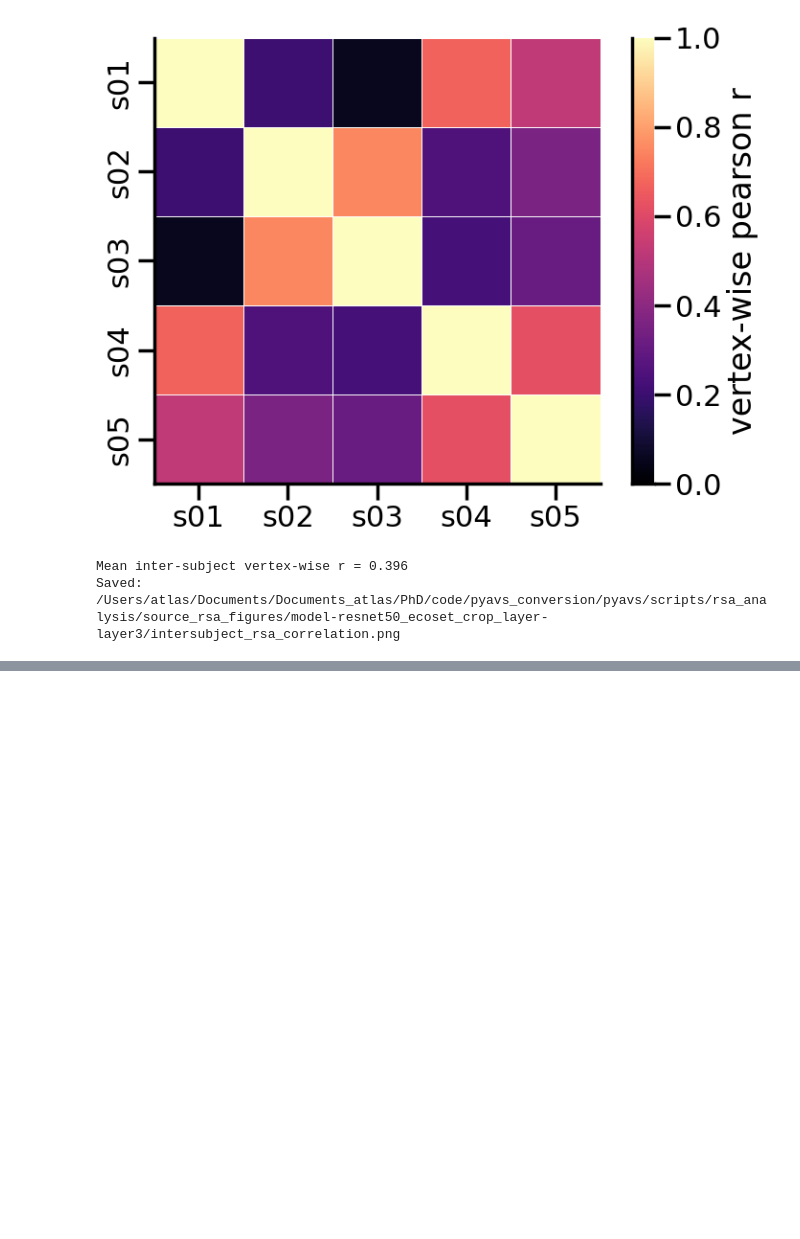
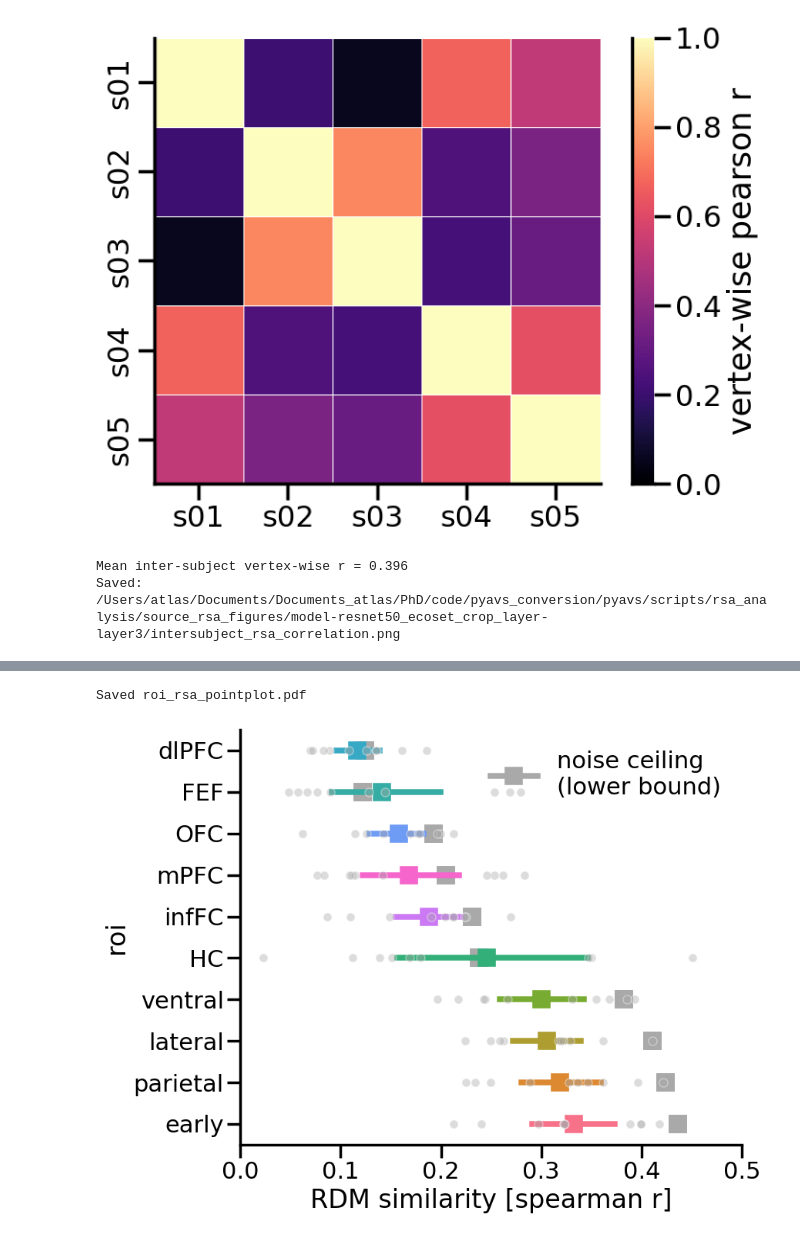
Before and after one commit to KietzmannLab/pyavs, a Jupyter notebook: scripts/rsa_analysis/plot_source_rsa_brain.ipynb, the cells around one changed output, grey strips where cells are left out. Saved outputs shown, nothing was run; the diff lists cells and outputs as text; code cells hidden in the pictures; blank space fills up the shorter version.

Commit message:
source rsa plotting

```diff
--- a/scripts/rsa_analysis/plot_source_rsa_brain.ipynb
+++ b/scripts/rsa_analysis/plot_source_rsa_brain.ipynb
@@ -652,0 +628,59 @@ IndexError: list index out of range
+# %%
+# sort by mean RSA across subjects
+roi_order = roi_df.groupby('roi')['rsa'].mean().sort_values(ascending=True).index.tolist()
+#
+plt.figure(figsize=(9, 7))
+sns.pointplot(
+    data=roi_df,
+    y='roi',
+    x='rsa',
+    order=roi_order,
+    hue='roi',palette='husl',
+    errorbar=('ci', 95), capsize=0,
+    orient='h', markers='s',
+)#
+#show the subjects as faint points
+sns.stripplot(
+    data=roi_df,
+    x='rsa',
+    y='roi',
+    order=roi_order,
+    color='darkgrey',
+    alpha=0.4,
+    jitter=False,dodge=True,
+    size=8, edgecolor='white', linewidth=1, orient='h'
+)
+# line at 0
+#plt.axhline(0, color='black', linestyle='--', alpha=0.5)
+plt.ylabel('roi')
+plt.xlabel('RDM similarity [spearman r]')
+sns.despine()
+plt.tight_layout()
+plt.savefig(
+    os.path.join(output_dir, 'roi_rsa_pointplot.pdf'),
+    dpi=300, bbox_inches='tight'
+)
+# set xlimit to [0, 1] for better visualisation
+
+#plt.close()
+
+# plot the noise ceiling values as Error bars on top of the RSA bars
+if nc_df is not None:
+    for idx, row in nc_df.iterrows():
+        roi = row['roi']
+        nc = row['nc']
+        sns.pointplot(x='nc', y='roi', data=nc_df[nc_df['roi'] == roi], color='darkgray', label='noise ceiling\n(lower bound)' if idx == 0 else None,
+                        order=roi_order, orient='h', markers="s", errorbar=None, zorder =0)
+    plt.legend(frameon=False)
+
+    plt.xlim(0, 0.5)  # set xlimit to [0, 1] for better visualisation
+    plt.savefig(
+        os.path.join(output_dir, 'roi_rsa_pointplot_with_nc.pdf'),
+        dpi=300, bbox_inches='tight'
+    )
+
+
+print('Saved roi_rsa_pointplot.pdf')
+# %% [output]
+Saved roi_rsa_pointplot.pdf
+[figure, added]
```
Also changed, not shown: parts of 6 cells of this notebook, 1 other file.
